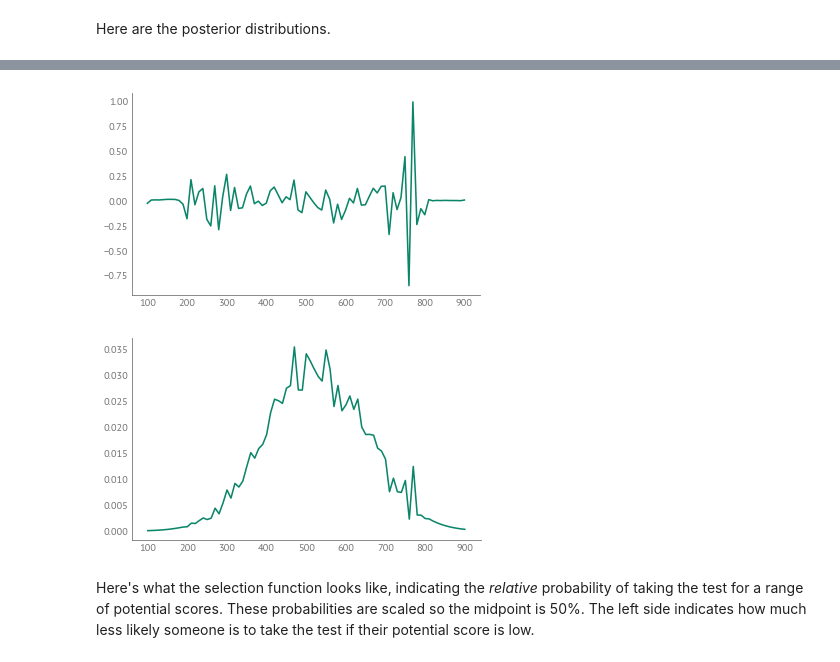
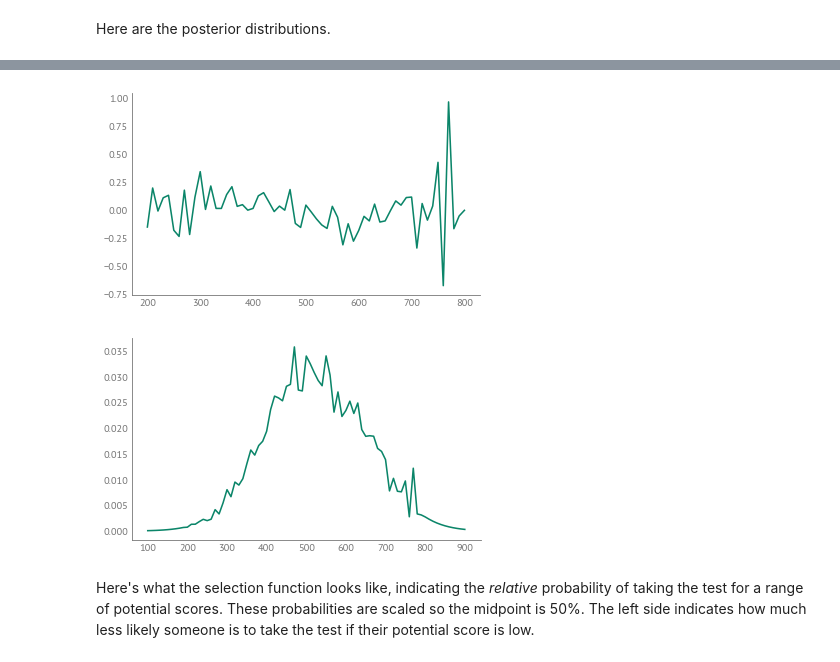
Before and after one commit to AllenDowney/SelectionSAT, a Jupyter notebook: selection_bias.ipynb, the cells around one changed output, grey strips where cells are left out. Drawn from its saved outputs; the diff is of its cells as text; code cells hidden in the pictures.

```diff
--- a/selection_bias.ipynb
+++ b/selection_bias.ipynb
@@ -344,2 +350,4 @@ sigma_params
+# %%
+sigma_noise = 0.05
 # %% [markdown]
 Now here's the model.
@@ -447,13 +461,13 @@ az.plot_forest(idata, var_names='log_noise', combined=True);
 # %%
 log_noise = np.median(az.extract(idata)['log_noise'], axis=1)
-plt.plot(full_thetas, log_noise);
+plt.plot(thetas, log_noise);
 # %% [output]
-[figure, old version]
+[figure, new version]
 # %%
-pop_pdf = np.median(az.extract(idata)['pop_pdf'], axis=1)
-plt.plot(full_thetas, pop_pdf);
+pdf = np.median(az.extract(idata)['pdf'], axis=1)
+plt.plot(full_thetas, pdf);
 # %% [output]
-[figure, old version]
+[figure, new version]
 # %% [markdown]
 Here's what the selection function looks like, indicating the *relative* probability of taking the test for a range of potential scores.
 These probabilities are scaled so the midpoint is 50%.
```
Also changed, not shown: parts of 38 cells of this notebook, 1 other file.
